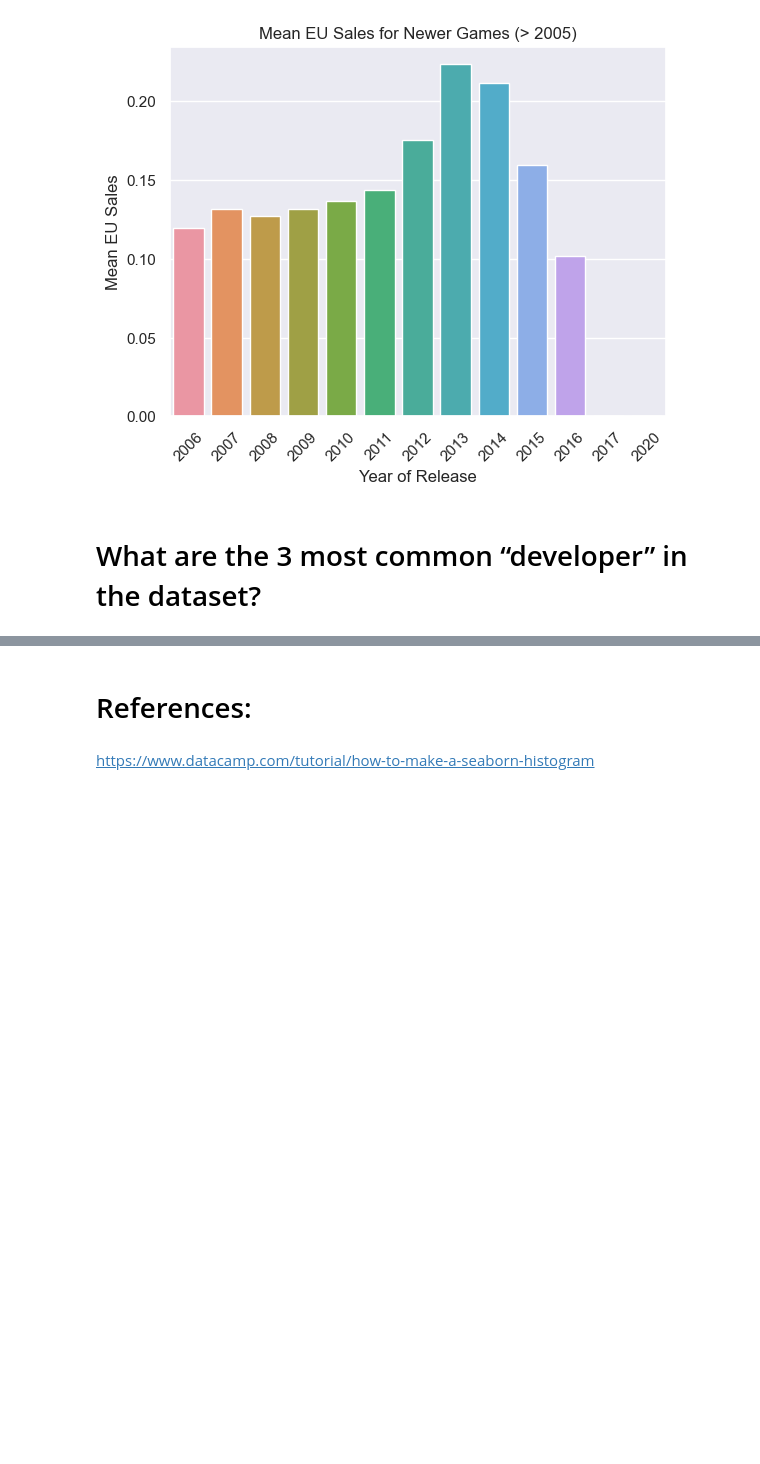
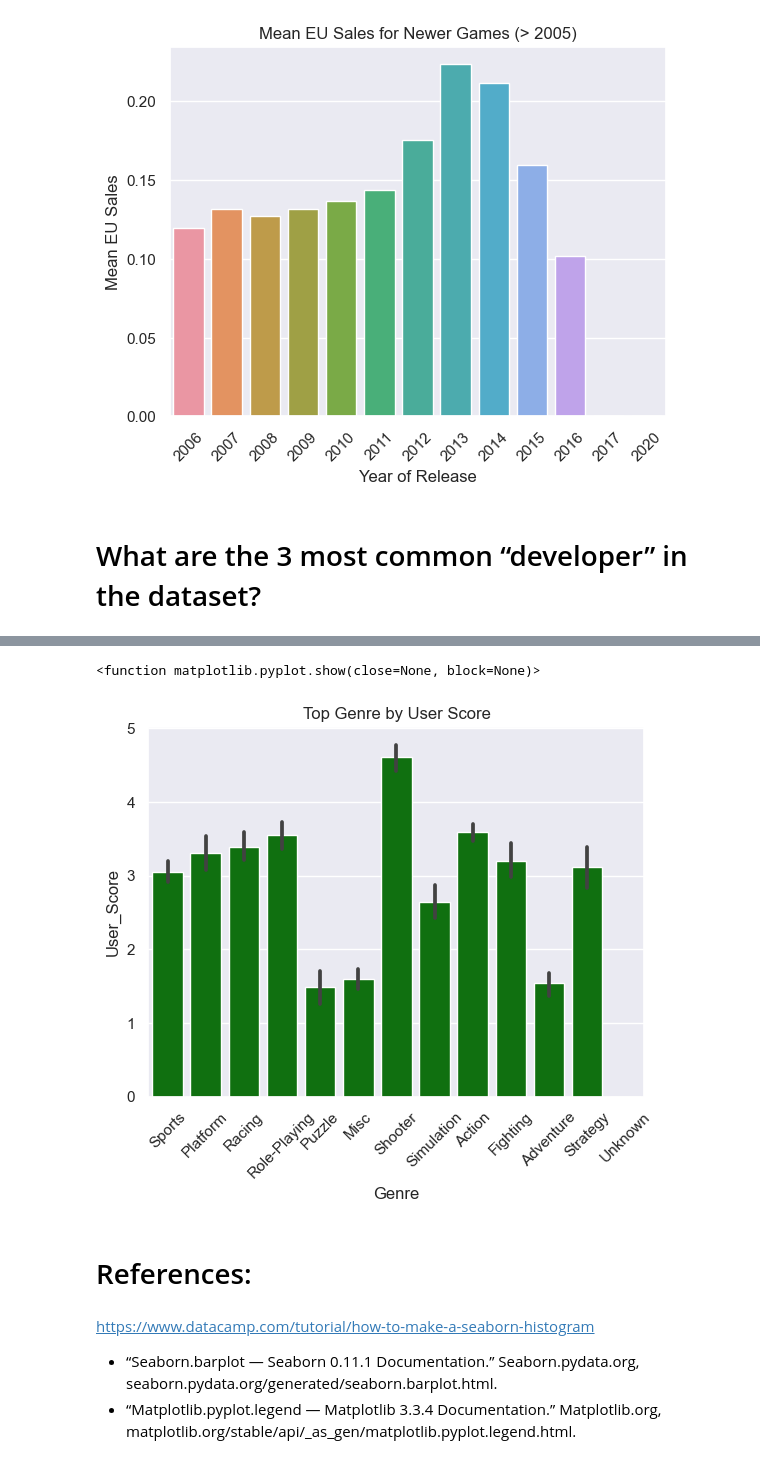
Before and after one commit to Sba23037/CristinaPriolo_DVizHDip_CA1, a Jupyter notebook: CristinaPriolo_DVizHDip_CA1.ipynb, the cells around one changed output, grey strips where cells are left out. Drawn from its saved outputs; the diff is of its cells as text; code cells hidden in the pictures; blank space fills up the shorter version.

```diff
--- a/CristinaPriolo_DVizHDip_CA1.ipynb
+++ b/CristinaPriolo_DVizHDip_CA1.ipynb
@@ -559,4 +624,15 @@ plt.show()
+# %%
+from numpy import mean
+sns.barplot(data=df, x="Genre", y="User_Score", color="green", estimator=mean );
+plt.title("Top Genre by User Score")
+plt.xticks(rotation=45)
+plt.show
+# %% [output]
+<function matplotlib.pyplot.show(close=None, block=None)>
+[figure, added]
 # %% [markdown]
 # References:
 # %% [markdown]
 https://www.datacamp.com/tutorial/how-to-make-a-seaborn-histogram
+- “Seaborn.barplot — Seaborn 0.11.1 Documentation.” Seaborn.pydata.org, seaborn.pydata.org/generated/seaborn.barplot.html.
+- “Matplotlib.pyplot.legend — Matplotlib 3.3.4 Documentation.” Matplotlib.org, matplotlib.org/stable/api/_as_gen/matplotlib.pyplot.legend.html.
```
Also changed, not shown: parts of 28 cells of this notebook.
